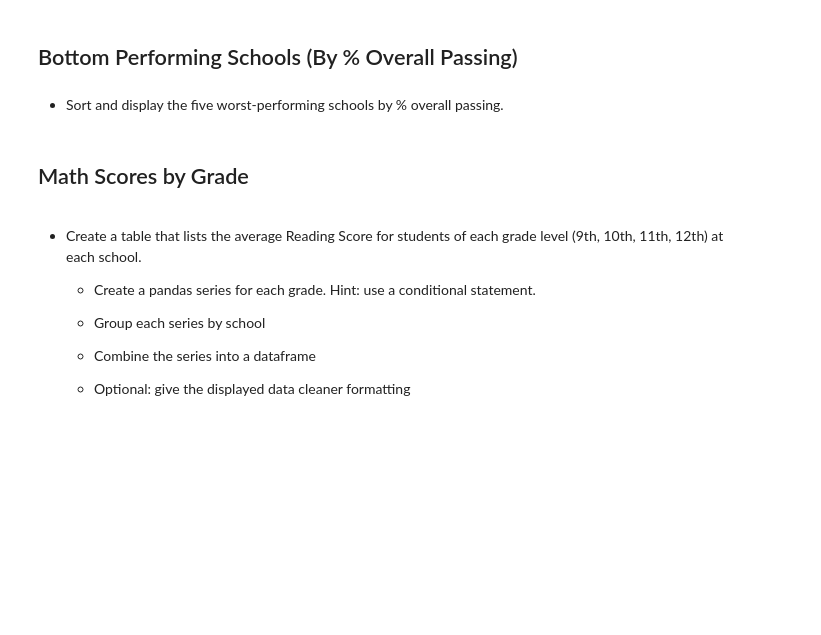
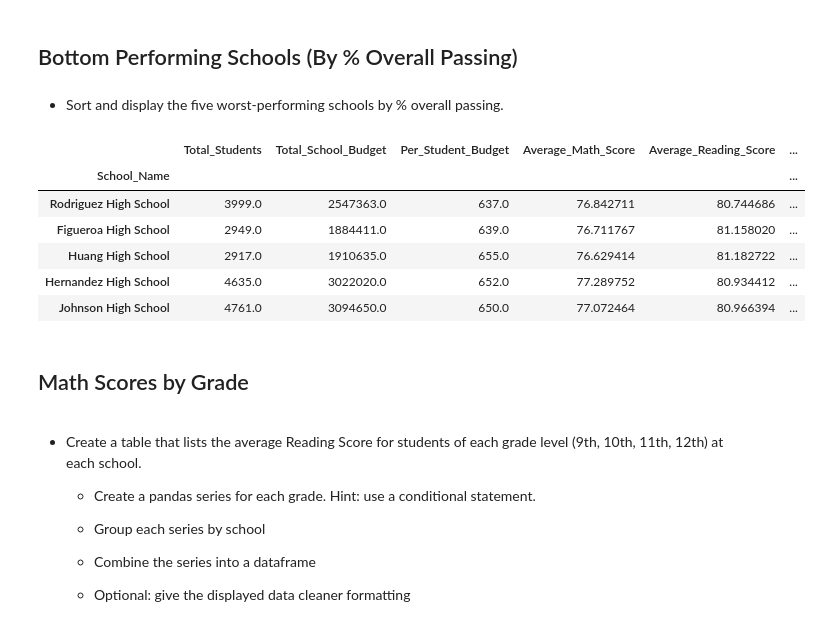
Before and after one commit to Jhernie/pandas-challenge, a Jupyter notebook: PyCitySchools/Evangelista_PyCitySchools.ipynb, the cells around one changed output. Cells and saved outputs as stored; diff of their text form; code cells hidden in the pictures; blank space fills up the shorter version.

```diff
--- a/PyCitySchools/Evangelista_PyCitySchools.ipynb
+++ b/PyCitySchools/Evangelista_PyCitySchools.ipynb
@@ -123,6 +227,16 @@ district_summary_df
 ## Bottom Performing Schools (By % Overall Passing)
 # %% [markdown]
 * Sort and display the five worst-performing schools by % overall passing.
+# %%
+groupby_school_name_df.sort_values(by="Percent_Overall_Passing", ascending=True).head(5)
+# %% [output]
+|  | Total_Students | Total_School_Budget | Per_Student_Budget | Average_Math_Score | Average_Reading_Score | ... |
+| School_Name |  |  |  |  |  | ... |
+| Rodriguez High School | 3999.0 | 2547363.0 | 637.0 | 76.842711 | 80.744686 | ... |
+| Figueroa High School | 2949.0 | 1884411.0 | 639.0 | 76.711767 | 81.158020 | ... |
+| Huang High School | 2917.0 | 1910635.0 | 655.0 | 76.629414 | 81.182722 | ... |
+| Hernandez High School | 4635.0 | 3022020.0 | 652.0 | 77.289752 | 80.934412 | ... |
+| Johnson High School | 4761.0 | 3094650.0 | 650.0 | 77.072464 | 80.966394 | ... |
 # %% [markdown]
 ## Math Scores by Grade
 # %% [markdown]
```
Also changed, not shown: parts of 7 cells of this notebook.
